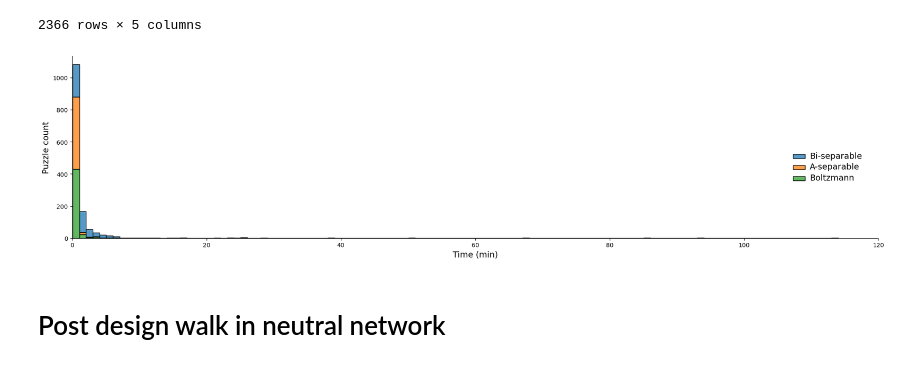
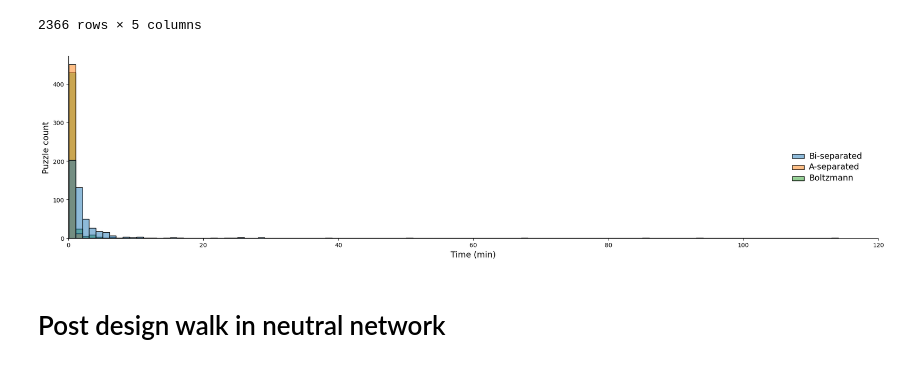
Before and after one commit to ViennaRNA/negseeddesign, a Jupyter notebook: notebooks/Design of unique MFE structures (sec 3.3).ipynb, the cells around one changed output. Saved outputs shown, nothing was run; the diff lists cells and outputs as text; code cells hidden in the pictures.

```diff
--- a/notebooks/Design of unique MFE structures (sec 3.3).ipynb
+++ b/notebooks/Design of unique MFE structures (sec 3.3).ipynb
@@ -170,20 +170,20 @@ dfTime
 # %%
 methods = ['linearbp', 'linearbp_onlyA', 'bpenergy']
 g = sns.displot(data=dfTime[dfTime['method'].isin(methods)], x='time_min', hue='method', hue_order=methods,
-                binwidth=1, aspect=4, multiple="stack")
+                binwidth=1, aspect=4)
 t = g._legend
 t.set_title("")
-new_labels = ['Bi-separable', 'A-separable', 'Boltzmann']
+new_labels = ['Bi-separated', 'A-separated', 'Boltzmann']
 for t, l in zip(t.texts, new_labels):
     t.set_text(l)
 plt.xlim(0, 120)
 sns.move_legend(g, "right", bbox_to_anchor=(.9, .45))
 plt.setp(g._legend.get_texts(), fontsize='14') # for legend text
 plt.xlabel('Time (min)', fontsize=14)
 plt.ylabel('Puzzle count', fontsize=14)
 plt.savefig('../img/mfe_150_time.pdf', dpi=200, bbox_inches='tight')
 # %% [output]
-[figure, old version]
+[figure, new version]
 # %% [markdown]
 # Post design walk in neutral network
 # %%
```
Also changed, not shown: parts of 7 cells of this notebook, 28 other files.
